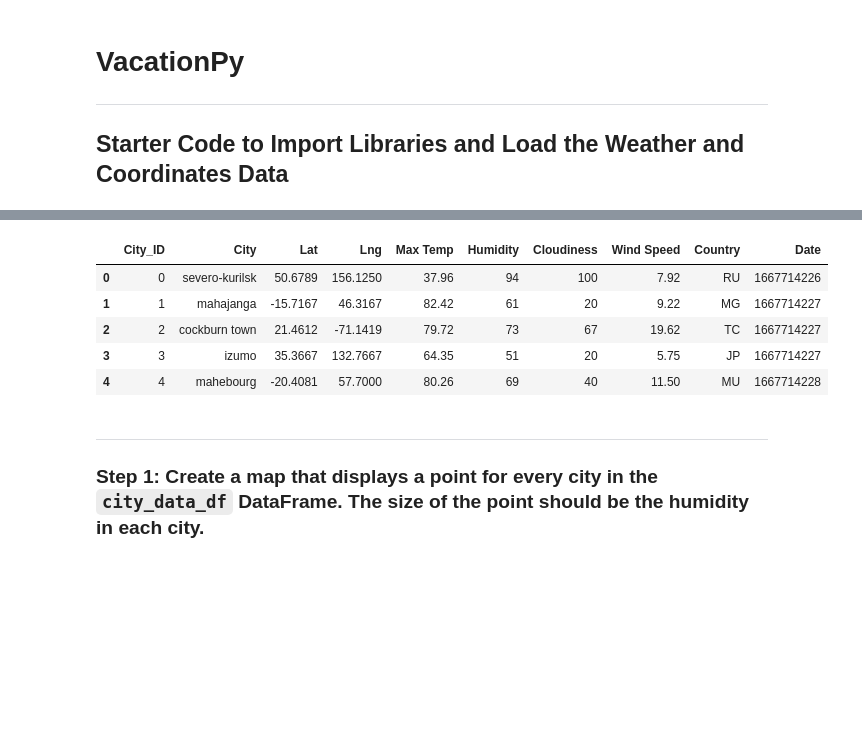
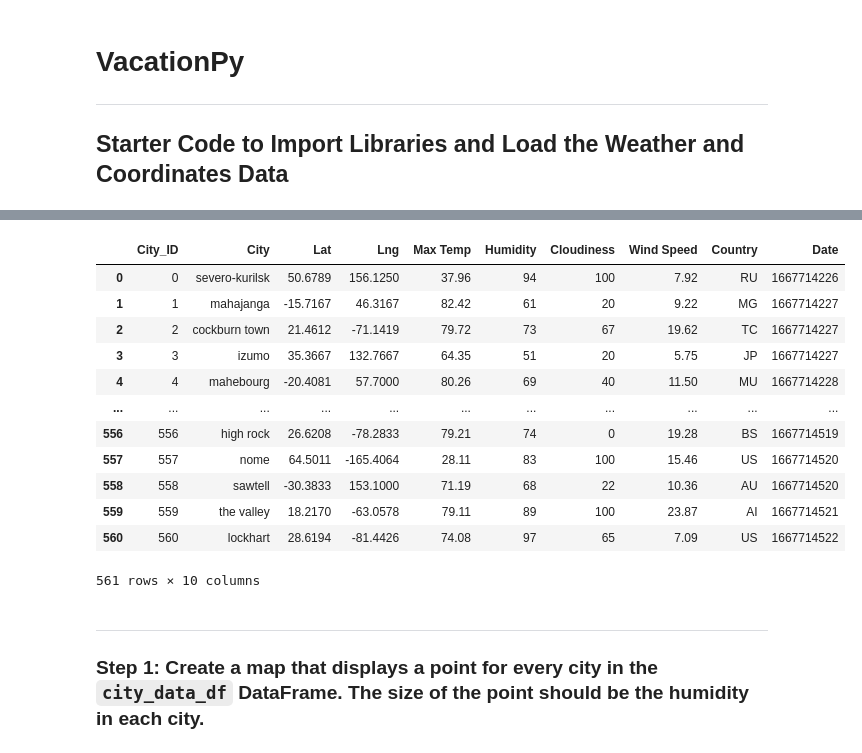
Before and after one commit to basse058/python-api-challenge2, a Jupyter notebook: VacationPy.ipynb, the cells around one changed output, grey strips where cells are left out. Saved outputs shown, nothing was run; the diff lists cells and outputs as text; code cells hidden in the pictures; blank space fills up the shorter version.

```diff
--- a/VacationPy.ipynb
+++ b/VacationPy.ipynb
@@ -17,16 +19,23 @@ ImportError: cannot import name 'goo_key'
 # %%
 # Load the CSV file created in Part 1 into a Pandas DataFrame
 city_data_df = pd.read_csv("output_data/cities.csv")
 
 # Display sample data
-city_data_df.head()
+city_data_df
 # %% [output]
 |  | City_ID | City | Lat | Lng | Max Temp | Humidity | Cloudiness | Wind Speed | Country | Date |
 | 0 | 0 | severo-kurilsk | 50.6789 | 156.1250 | 37.96 | 94 | 100 | 7.92 | RU | 1667714226 |
 | 1 | 1 | mahajanga | -15.7167 | 46.3167 | 82.42 | 61 | 20 | 9.22 | MG | 1667714227 |
 | 2 | 2 | cockburn town | 21.4612 | -71.1419 | 79.72 | 73 | 67 | 19.62 | TC | 1667714227 |
 | 3 | 3 | izumo | 35.3667 | 132.7667 | 64.35 | 51 | 20 | 5.75 | JP | 1667714227 |
 | 4 | 4 | mahebourg | -20.4081 | 57.7000 | 80.26 | 69 | 40 | 11.50 | MU | 1667714228 |
+| ... | ... | ... | ... | ... | ... | ... | ... | ... | ... | ... |
+| 556 | 556 | high rock | 26.6208 | -78.2833 | 79.21 | 74 | 0 | 19.28 | BS | 1667714519 |
+| 557 | 557 | nome | 64.5011 | -165.4064 | 28.11 | 83 | 100 | 15.46 | US | 1667714520 |
+| 558 | 558 | sawtell | -30.3833 | 153.1000 | 71.19 | 68 | 22 | 10.36 | AU | 1667714520 |
+| 559 | 559 | the valley | 18.2170 | -63.0578 | 79.11 | 89 | 100 | 23.87 | AI | 1667714521 |
+| 560 | 560 | lockhart | 28.6194 | -81.4426 | 74.08 | 97 | 65 | 7.09 | US | 1667714522 |
+561 rows × 10 columns
 # %% [markdown]
 ---
 
```
Also changed, not shown: parts of 7 cells of this notebook, 1 other file.
